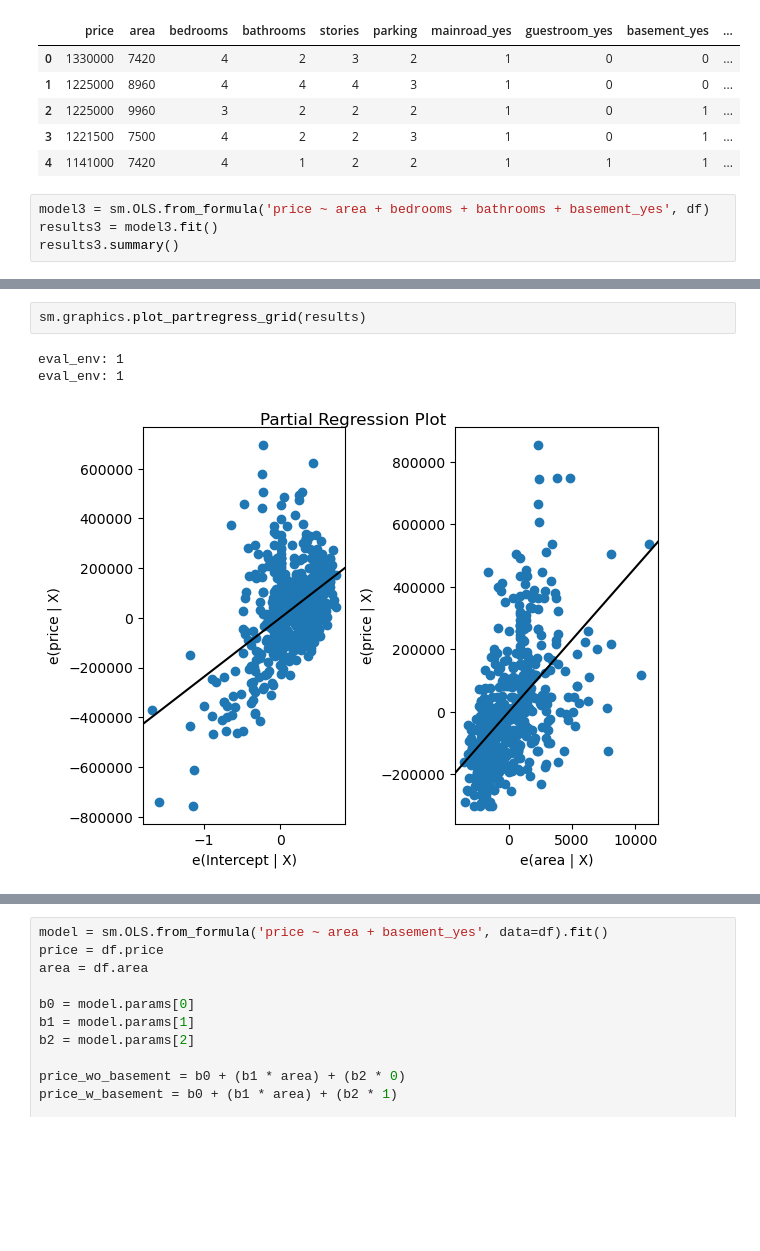
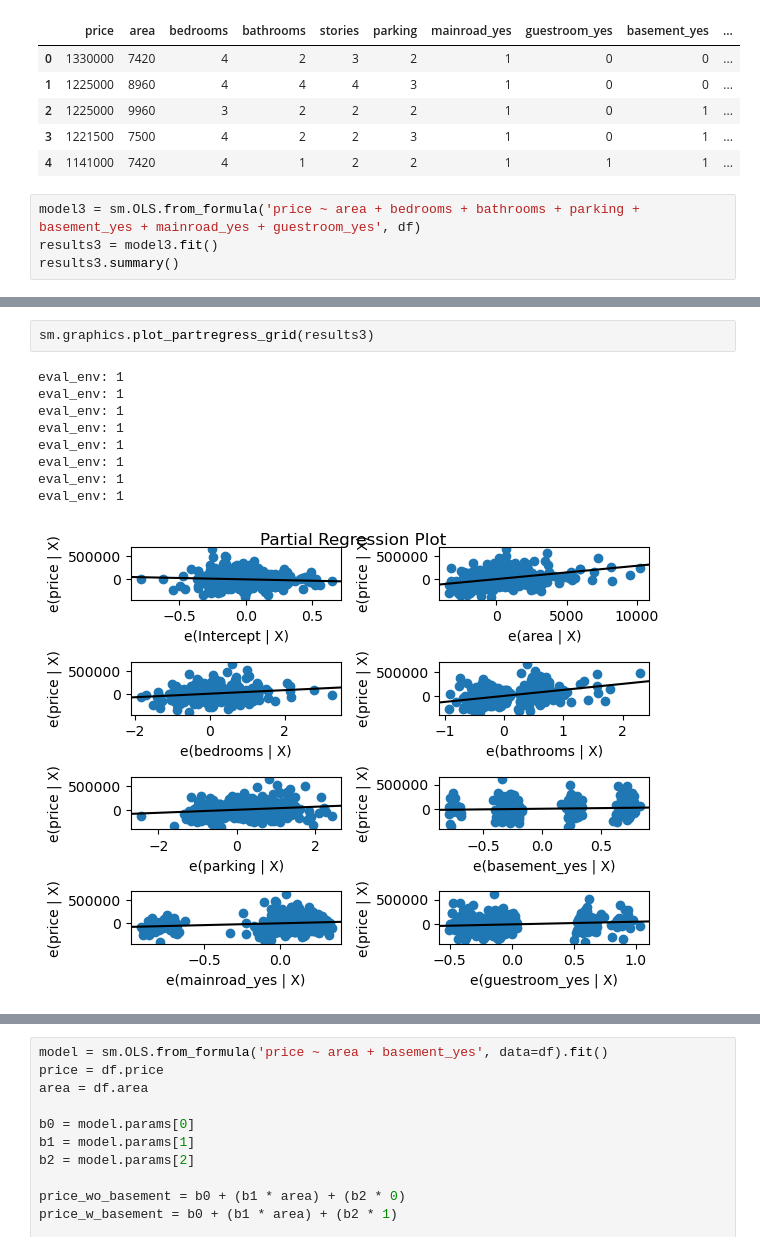
Before and after one commit to rjwrobel86/Python4Statistics, a Jupyter notebook: Notebooks/Housing Regression.ipynb, the cells around one changed output, grey strips where cells are left out. Cells and saved outputs as stored; diff of their text form; blank space fills up the shorter version.

```diff
--- a/Notebooks/Incomplete - HousingRegression.ipynb
+++ b/Notebooks/Housing Regression.ipynb
@@ -101,7 +101,7 @@ df.head()
 | 3 | 1221500 | 7500 | 4 | 2 | 2 | 3 | 1 | 0 | 1 | ... |
 | 4 | 1141000 | 7420 | 4 | 1 | 2 | 2 | 1 | 1 | 1 | ... |
 # %%
-model3 = sm.OLS.from_formula('price ~ area + bedrooms + bathrooms + basement_yes', df)
+model3 = sm.OLS.from_formula('price ~ area + bedrooms + bathrooms + parking + basement_yes + mainroad_yes + guestroom_yes', df)
 results3 = model3.fit()
 results3.summary()
 # %% [output]
@@ -131,7 +134,13 @@ Notes:
 strong multicollinearity or other numerical problems.
 # %%
-sm.graphics.plot_partregress_grid(results)
+sm.graphics.plot_partregress_grid(results3)
 # %% [output]
 eval_env: 1
 eval_env: 1
+eval_env: 1
+eval_env: 1
+eval_env: 1
+eval_env: 1
+eval_env: 1
+eval_env: 1
-[figure, old version]
+[figure, new version]
```
Also changed, not shown: parts of 10 cells of this notebook, 5 other files.
